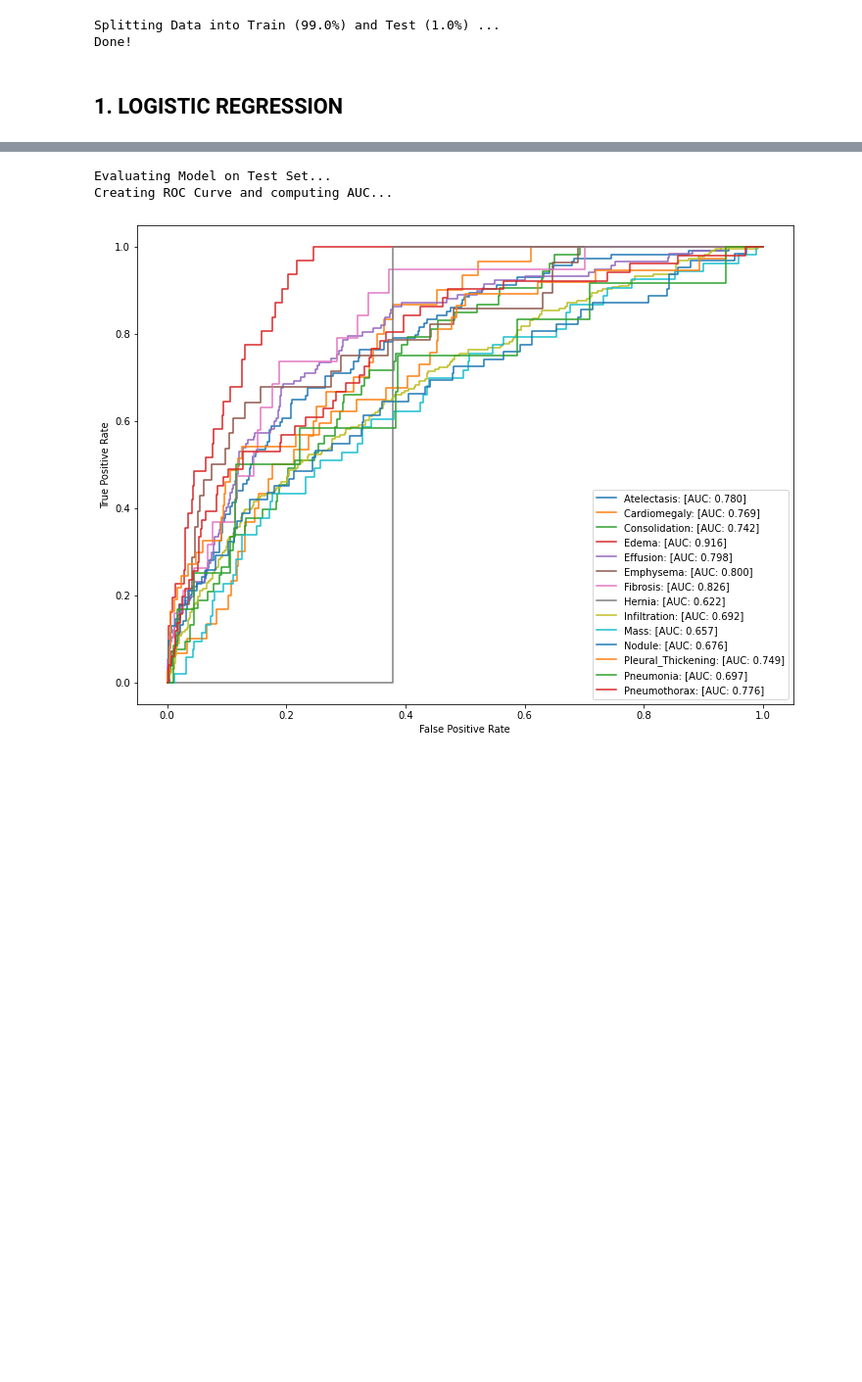
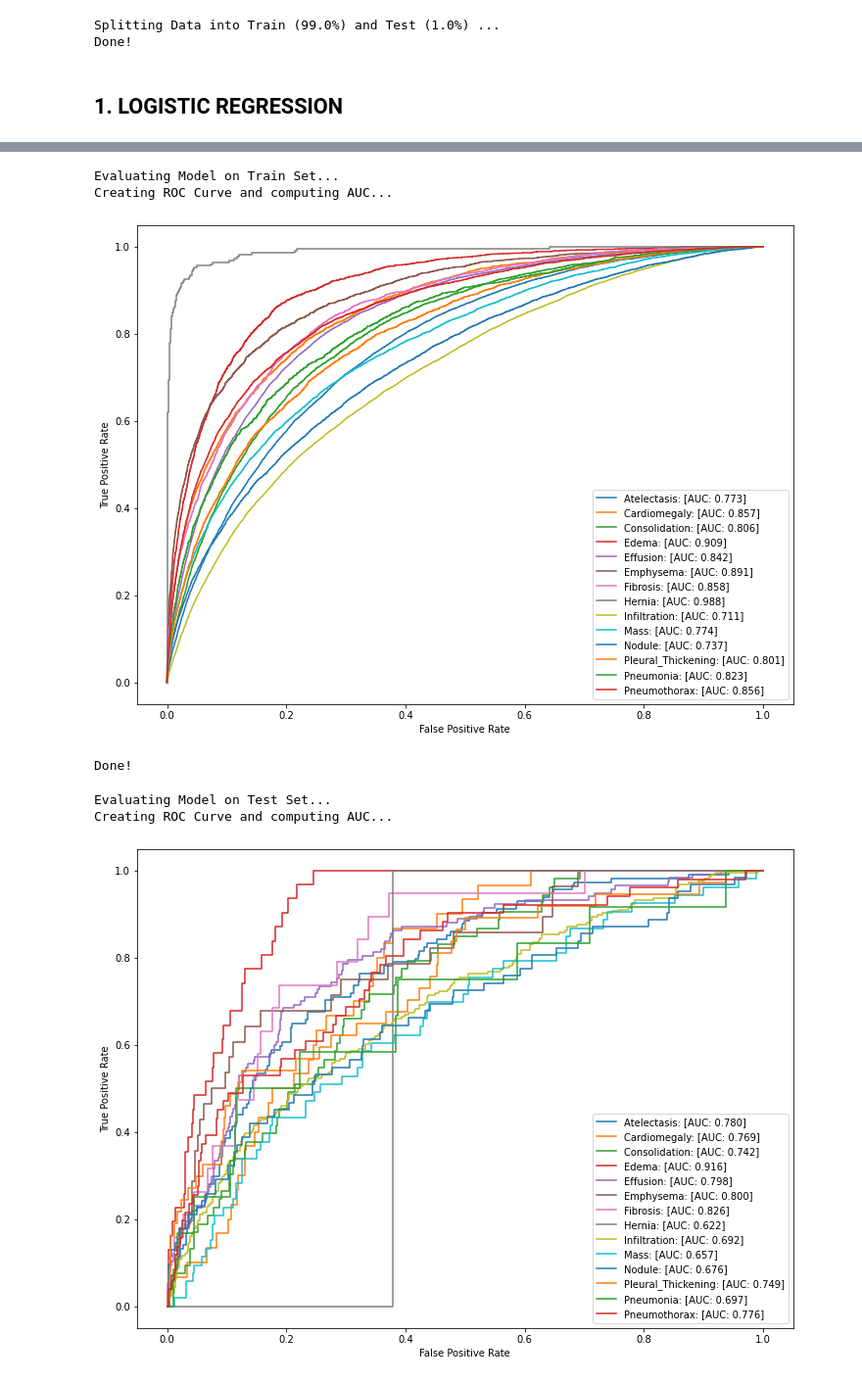
Before and after one commit to arshmodak/NIH_Chest_XRays_Disease_Detection, a Jupyter notebook: ML_on_CNN_Features.ipynb, the cells around one changed output, grey strips where cells are left out. Shown at 98% size. Saved outputs shown, nothing was run; the diff lists cells and outputs as text; code cells hidden in the pictures; blank space fills up the shorter version.

Commit message:
added loadmodel function, evaluated models on train and test sets

```diff
--- a/ML_on_CNN_Features.ipynb
+++ b/ML_on_CNN_Features.ipynb
@@ -49,6 +49,10 @@ def save_model(model, filepath):
     with open(filepath, "wb") as f:
         pickle.dump(model, f)
 
+def load_model(filepath):
+    with open(filepath, "rb") as f:
+        return pickle.load(f)
+
 
 # def data_scaler(df):
 #     scaler = StandardScaler()
@@ -179,6 +158,20 @@ Please also refer to the documentation for alternative solver options:
 # %%
 filepath = r"E:\ARSH\NEU\Fall 2021\CS 5100\Projects\NIH_Disease_Detection\ML Models and Outputs\ovr_logistic_regression2.sav"
 save_model(ovr_logistic_regression, filepath)
+# %%
+filepath = r"E:\ARSH\NEU\Fall 2021\CS 5100\Projects\NIH_Disease_Detection\ML Models and Outputs\ovr_logistic_regression2.sav"
+ovr_logistic_regression = load_model(filepath)
+# %%
+print("Evaluating Model on Train Set...")
+y_preds = ovr_logistic_regression.predict_proba(X_train)
+print("Creating ROC Curve and computing AUC...")
+auc_dict = plot_roc_curve(class_dict, y_preds, y_train, get_auc=True)
+print("Done!")
+# %% [output]
+Evaluating Model on Train Set...
+Creating ROC Curve and computing AUC...
+[figure, added]
+Done!
 # %%
 print("Evaluating Model on Test Set...")
 y_preds = ovr_logistic_regression.predict_proba(X_test)
```
Also changed, not shown: parts of 8 cells of this notebook.
